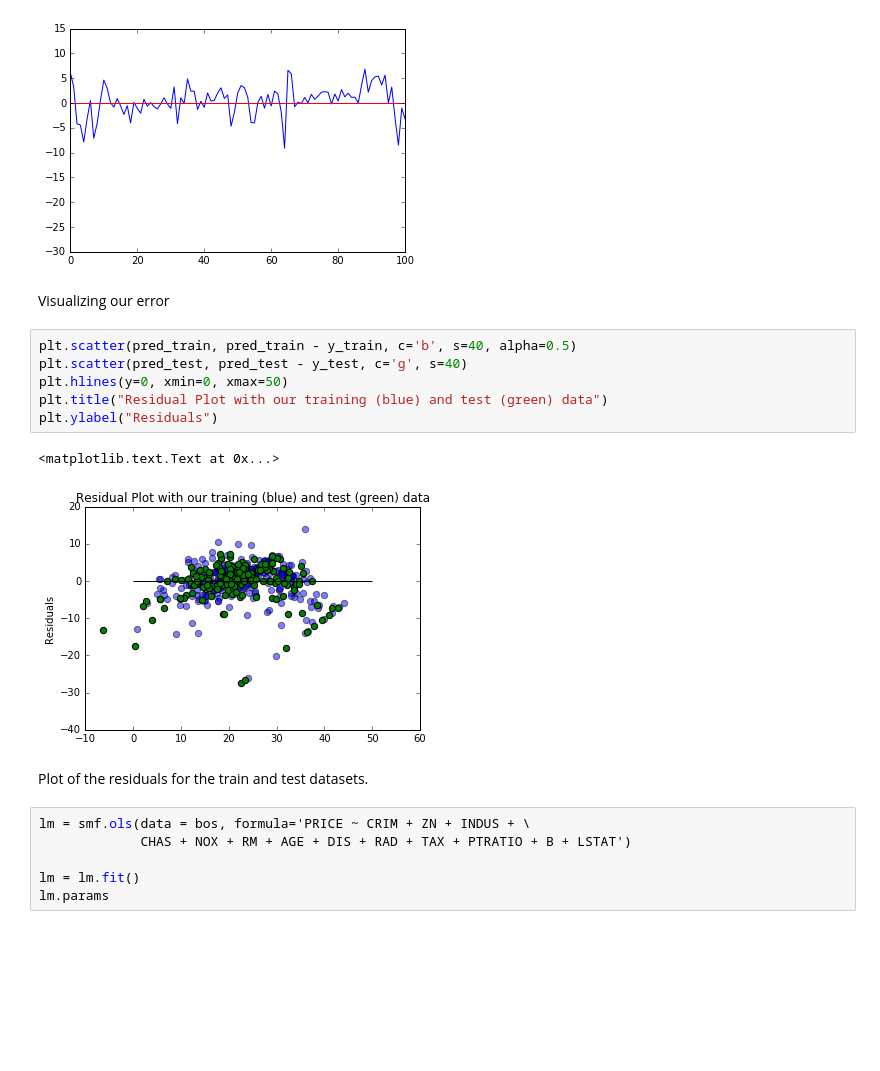
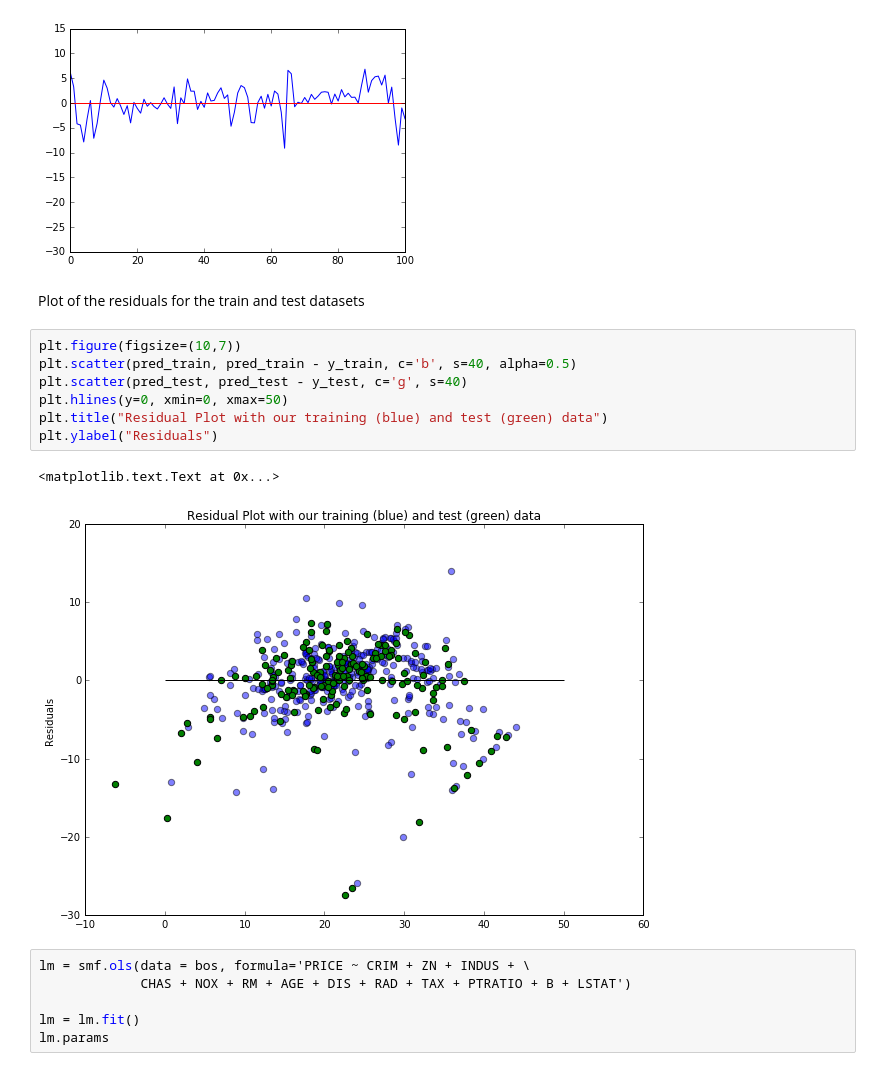
Before and after one commit to SoleilSunshine/Portfolio, a Jupyter notebook: BostonHousingPrices-LR+StatsModels.ipynb, the cells around one changed output. Drawn from its saved outputs; the diff is of its cells as text; blank space fills up the shorter version.

```diff
--- a/BostonHousingPrices-LR+StatsModels.ipynb
+++ b/BostonHousingPrices-LR+StatsModels.ipynb
@@ -237,19 +708,18 @@ plt.xlim(0, 100)
 # %% [output]
 (0, 100)
 [figure]
-# %% [markdown]
-Visualizing our error
+# %% [markdown]
+Plot of the residuals for the train and test datasets
 # %%
+plt.figure(figsize=(10,7))
 plt.scatter(pred_train, pred_train - y_train, c='b', s=40, alpha=0.5)
 plt.scatter(pred_test, pred_test - y_test, c='g', s=40)
 plt.hlines(y=0, xmin=0, xmax=50)
 plt.title("Residual Plot with our training (blue) and test (green) data")
 plt.ylabel("Residuals")
 # %% [output]
 <matplotlib.text.Text at 0x...>
-[figure, old version]
+[figure, new version]
-# %% [markdown]
-Plot of the residuals for the train and test datasets.
 # %%
 lm = smf.ols(data = bos, formula='PRICE ~ CRIM + ZN + INDUS + \
              CHAS + NOX + RM + AGE + DIS + RAD + TAX + PTRATIO + B + LSTAT')
```
Also changed, not shown: parts of 86 cells of this notebook.
